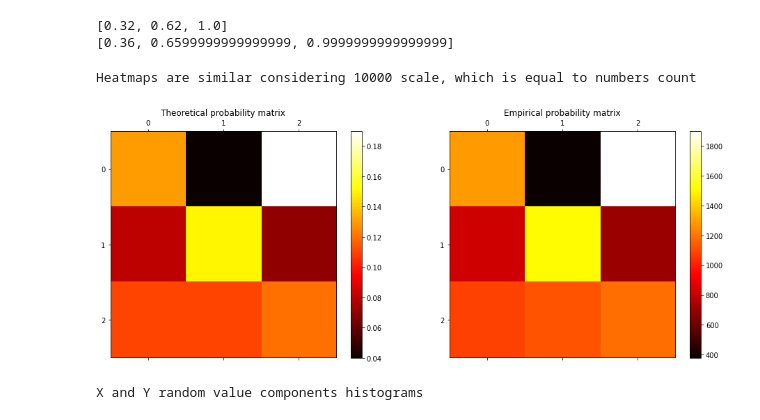
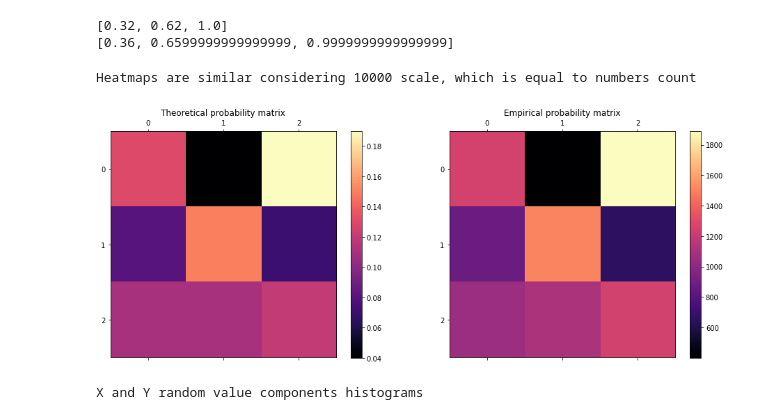
Before and after one commit to MarsRool/MMoD, a Jupyter notebook: lab1/lab1.ipynb, the cells around one changed output. Cells and saved outputs as stored; diff of their text form; code cells hidden in the pictures.

```diff
--- a/lab1/lab1.ipynb
+++ b/lab1/lab1.ipynb
@@ -68,18 +68,18 @@ for i in range(count):
 # %%
 fig, (ax1, ax2) = plt.subplots(1, 2, figsize=(16, 6))
 
 ax1.set_title('Theoretical probability matrix')
-im1 = ax1.matshow(P, cmap='hot', interpolation='nearest')
+im1 = ax1.matshow(P, cmap='magma', interpolation='nearest')
 
 ax2.set_title('Empirical probability matrix')
-im2 = ax2.matshow(result, cmap='hot', interpolation='nearest')
+im2 = ax2.matshow(result, cmap='magma', interpolation='nearest')
 
 fig.colorbar(im1, ax=ax1)
 fig.colorbar(im2, ax=ax2)
 print("Heatmaps are similar considering 10000 scale, which is equal to numbers count")
 # %% [output]
 Heatmaps are similar considering 10000 scale, which is equal to numbers count
-[figure, old version]
+[figure, new version]
 # %%
 x_unique_values, x_unique_counts = np.unique(xs, return_counts=True)
 y_unique_values, y_unique_counts = np.unique(ys, return_counts=True)
```
Also changed, not shown: parts of 5 cells of this notebook.
